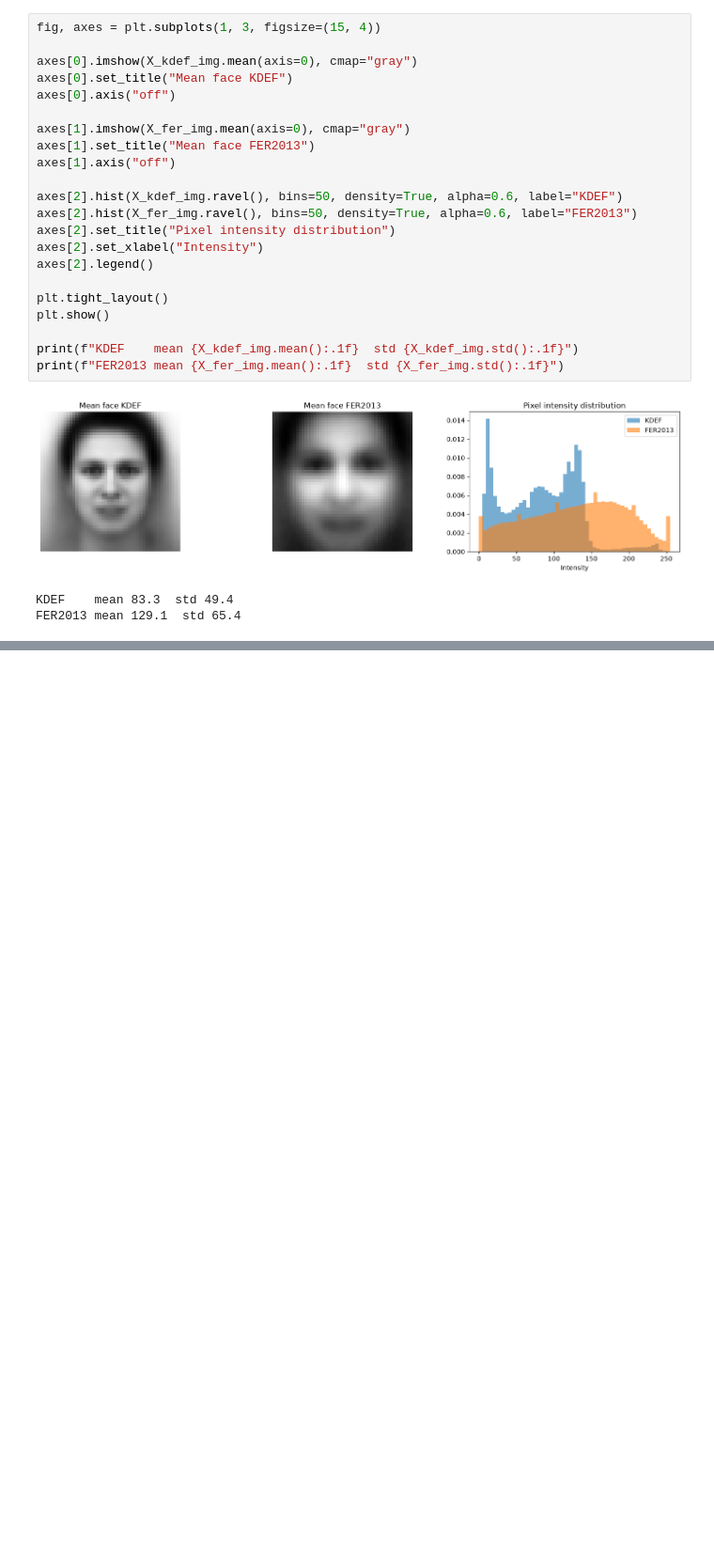
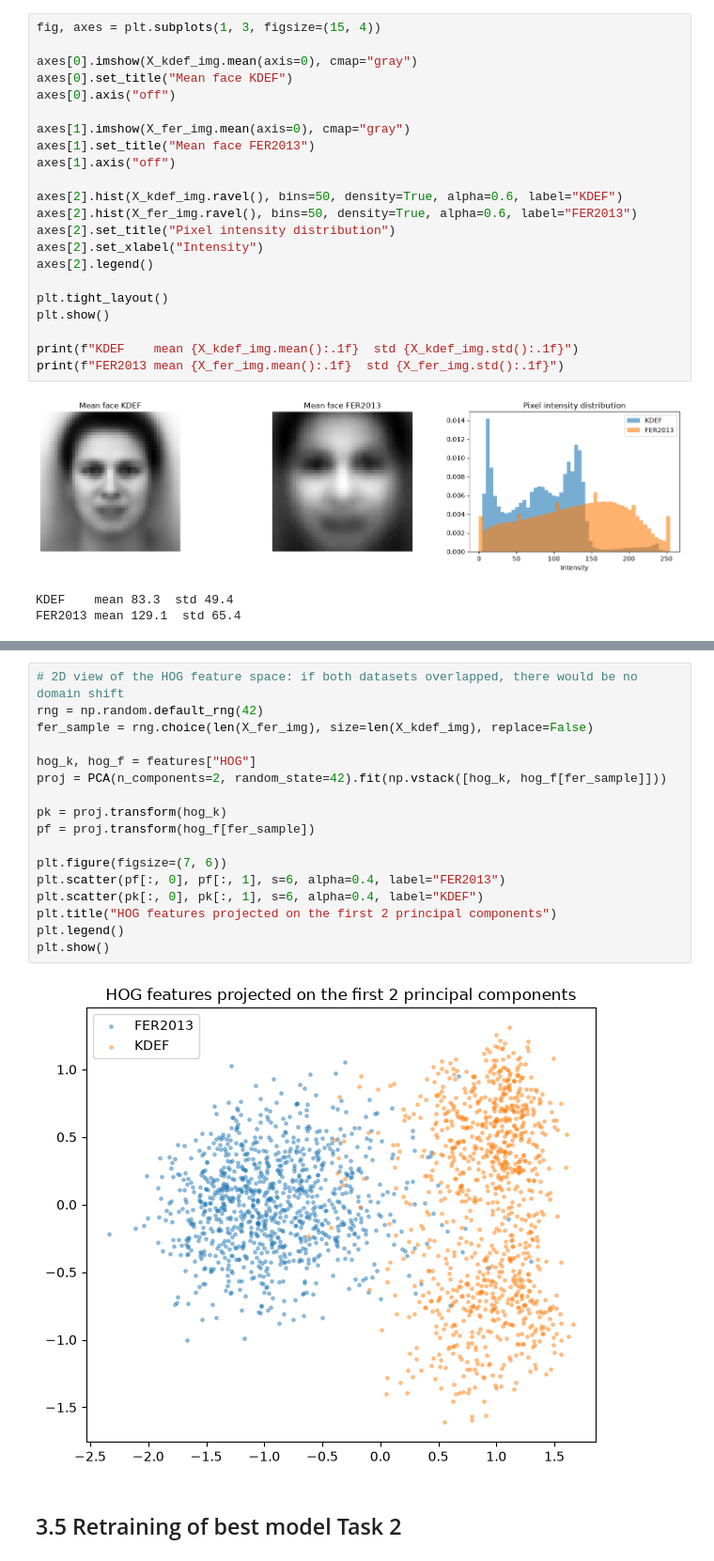
Before and after one commit to kostasparma/Emotion_Recognition_ML, a Jupyter notebook: Task3.ipynb, the cells around one changed output, grey strips where cells are left out. Shown at 94% size. Saved outputs shown, nothing was run; the diff lists cells and outputs as text; blank space fills up the shorter version.

Commit message:
Add finalized task3 implementation.

```diff
--- a/Task3.ipynb
+++ b/Task3.ipynb
@@ -162,0 +225,21 @@ FER2013 mean 129.1  std 65.4
+# %%
+# 2D view of the HOG feature space: if both datasets overlapped, there would be no domain shift
+rng = np.random.default_rng(42)
+fer_sample = rng.choice(len(X_fer_img), size=len(X_kdef_img), replace=False)
+
+hog_k, hog_f = features["HOG"]
+proj = PCA(n_components=2, random_state=42).fit(np.vstack([hog_k, hog_f[fer_sample]]))
+
+pk = proj.transform(hog_k)
+pf = proj.transform(hog_f[fer_sample])
+
+plt.figure(figsize=(7, 6))
+plt.scatter(pf[:, 0], pf[:, 1], s=6, alpha=0.4, label="FER2013")
+plt.scatter(pk[:, 0], pk[:, 1], s=6, alpha=0.4, label="KDEF")
+plt.title("HOG features projected on the first 2 principal components")
+plt.legend()
+plt.show()
+# %% [output]
+[figure, added]
+# %% [markdown]
+## 3.5 Retraining of best model Task 2
```
Also changed, not shown: parts of 8 cells of this notebook, 3 other files.
